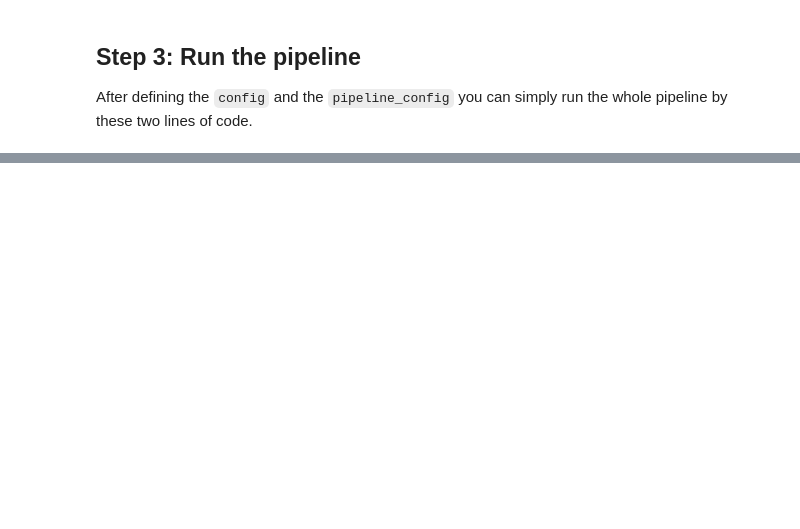
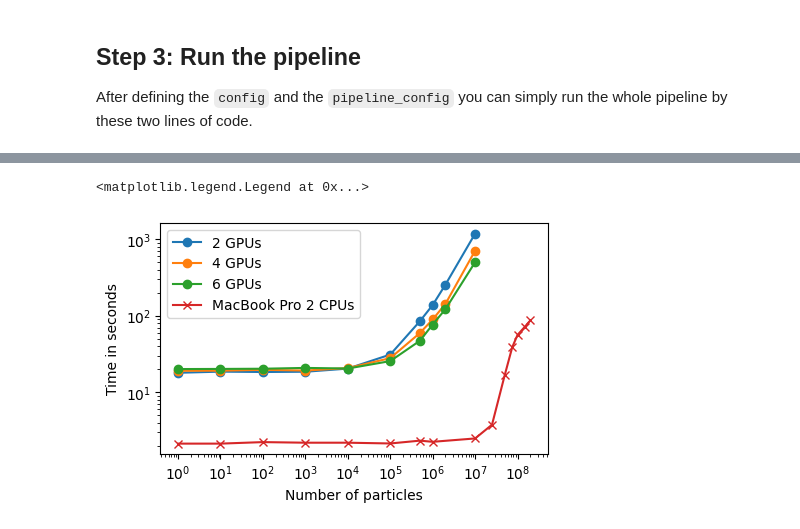
Before and after one commit to AstroAI-Lab/rubix, a Jupyter notebook: notebooks/rubix_pipeline_single_function_scaling.ipynb, the cells around one changed output, grey strips where cells are left out. Saved outputs shown, nothing was run; the diff lists cells and outputs as text; code cells hidden in the pictures; blank space fills up the shorter version.

```diff
--- a/notebooks/rubix_pipeline_single_function_scaling.ipynb
+++ b/notebooks/rubix_pipeline_single_function_scaling.ipynb
@@ -152,0 +216,15 @@ time_on_compgpu4_6gpu = jnp.array([20.14, 20.22, 20.34, 20.85, 20.48, 25.59, 47.
+# %%
+import matplotlib.pyplot as plt
+plt.figure(figsize=(5, 3))
+plt.plot(particle_number_gpu, time_on_compgpu4_2gpu, marker='o', label='2 GPUs')
+plt.plot(particle_number_gpu, time_on_compgpu4_4gpu, marker='o', label='4 GPUs')
+plt.plot(particle_number_gpu, time_on_compgpu4_6gpu, marker='o', label='6 GPUs')
+plt.plot(particle_number, time_on_mac_2cpu, marker='x', label='MacBook Pro 2 CPUs')
+plt.xlabel('Number of particles')
+plt.ylabel('Time in seconds')
+plt.xscale('log')
+plt.yscale('log')
+plt.legend()
+# %% [output]
+<matplotlib.legend.Legend at 0x...>
+[figure, added]
```
Also changed, not shown: parts of 9 cells of this notebook.
